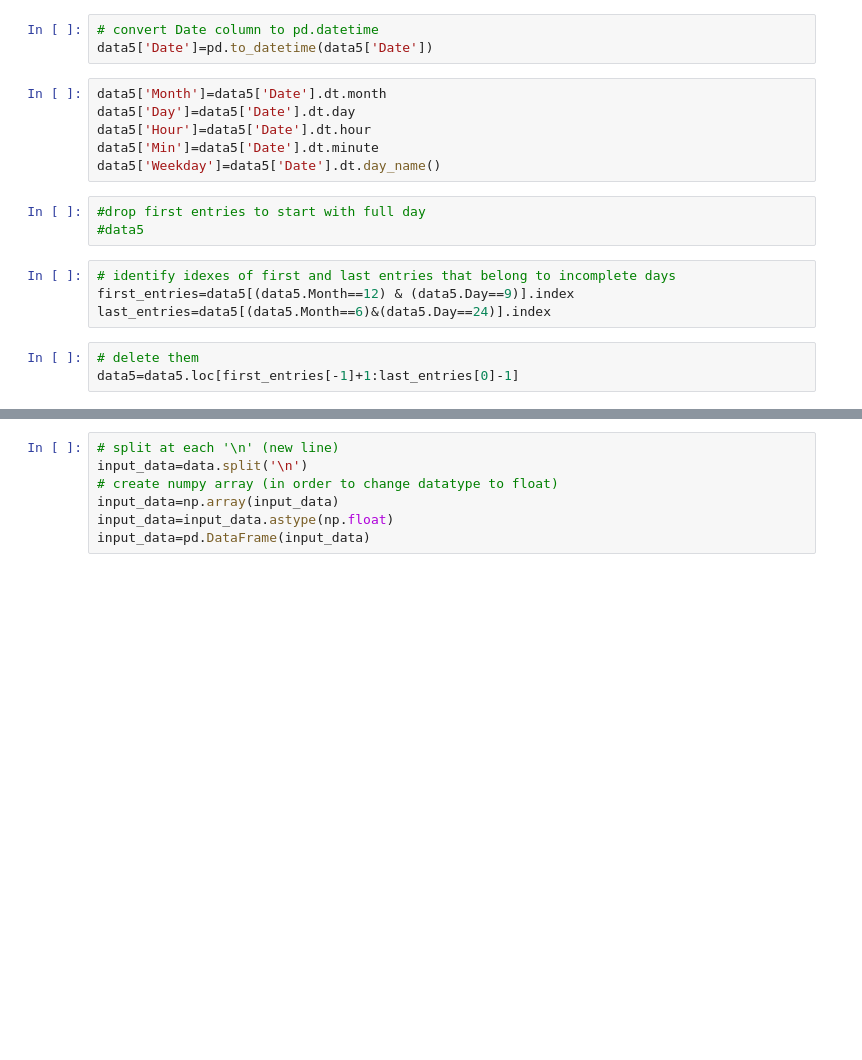
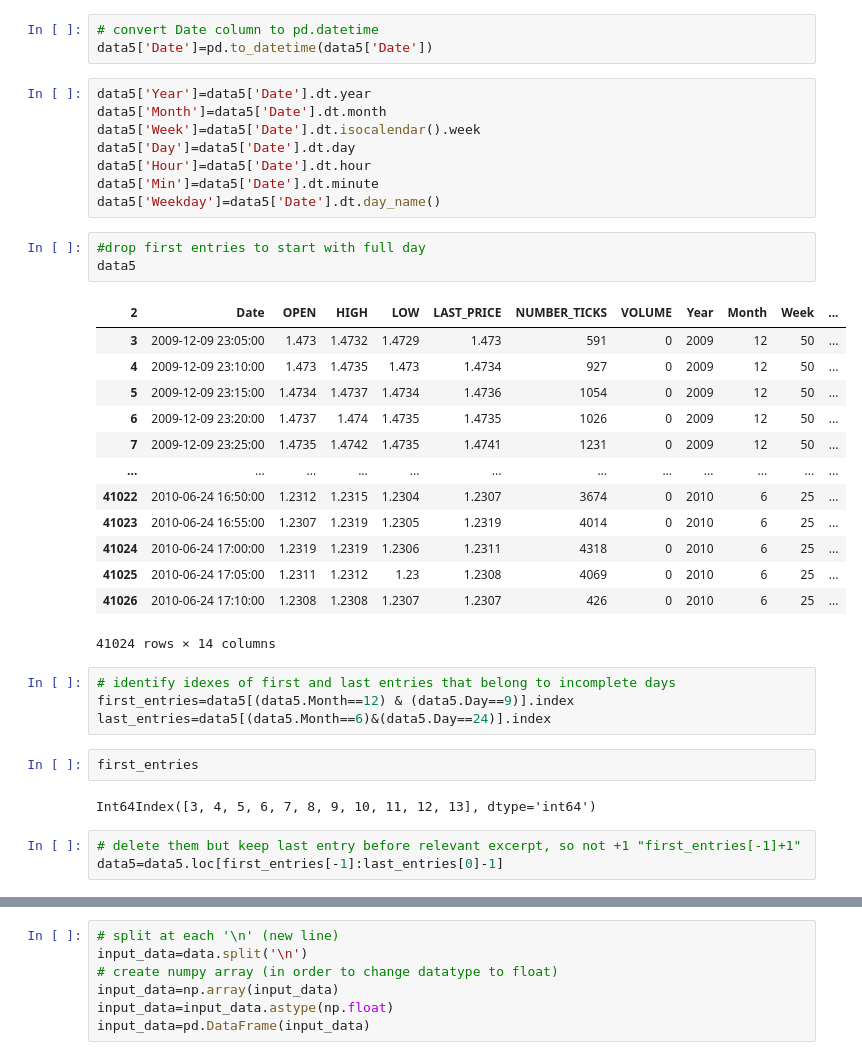
Before and after one commit to nielsfoerster/Analysis-FX-Volatility, a Jupyter notebook: data_analysis.ipynb, the cells around one changed output, grey strips where cells are left out. Drawn from its saved outputs; the diff is of its cells as text; blank space fills up the shorter version.

```diff
--- a/data_analysis.ipynb
+++ b/data_analysis.ipynb
@@ -19,18 +19,38 @@ data5=data5.drop([0,1,2],axis=0)
 # convert Date column to pd.datetime
 data5['Date']=pd.to_datetime(data5['Date'])
 # %%
+data5['Year']=data5['Date'].dt.year
 data5['Month']=data5['Date'].dt.month
+data5['Week']=data5['Date'].dt.isocalendar().week
 data5['Day']=data5['Date'].dt.day
 data5['Hour']=data5['Date'].dt.hour
 data5['Min']=data5['Date'].dt.minute
 data5['Weekday']=data5['Date'].dt.day_name()
 # %%
 #drop first entries to start with full day
-#data5
+data5
+# %% [output]
+| 2 | Date | OPEN | HIGH | LOW | LAST_PRICE | NUMBER_TICKS | VOLUME | Year | Month | Week | ... |
+| 3 | 2009-12-09 23:05:00 | 1.473 | 1.4732 | 1.4729 | 1.473 | 591 | 0 | 2009 | 12 | 50 | ... |
+| 4 | 2009-12-09 23:10:00 | 1.473 | 1.4735 | 1.473 | 1.4734 | 927 | 0 | 2009 | 12 | 50 | ... |
+| 5 | 2009-12-09 23:15:00 | 1.4734 | 1.4737 | 1.4734 | 1.4736 | 1054 | 0 | 2009 | 12 | 50 | ... |
+| 6 | 2009-12-09 23:20:00 | 1.4737 | 1.474 | 1.4735 | 1.4735 | 1026 | 0 | 2009 | 12 | 50 | ... |
+| 7 | 2009-12-09 23:25:00 | 1.4735 | 1.4742 | 1.4735 | 1.4741 | 1231 | 0 | 2009 | 12 | 50 | ... |
+| ... | ... | ... | ... | ... | ... | ... | ... | ... | ... | ... | ... |
+| 41022 | 2010-06-24 16:50:00 | 1.2312 | 1.2315 | 1.2304 | 1.2307 | 3674 | 0 | 2010 | 6 | 25 | ... |
+| 41023 | 2010-06-24 16:55:00 | 1.2307 | 1.2319 | 1.2305 | 1.2319 | 4014 | 0 | 2010 | 6 | 25 | ... |
+| 41024 | 2010-06-24 17:00:00 | 1.2319 | 1.2319 | 1.2306 | 1.2311 | 4318 | 0 | 2010 | 6 | 25 | ... |
+| 41025 | 2010-06-24 17:05:00 | 1.2311 | 1.2312 | 1.23 | 1.2308 | 4069 | 0 | 2010 | 6 | 25 | ... |
+| 41026 | 2010-06-24 17:10:00 | 1.2308 | 1.2308 | 1.2307 | 1.2307 | 426 | 0 | 2010 | 6 | 25 | ... |
+41024 rows × 14 columns
 # %%
 # identify idexes of first and last entries that belong to incomplete days
 first_entries=data5[(data5.Month==12) & (data5.Day==9)].index
 last_entries=data5[(data5.Month==6)&(data5.Day==24)].index
+# %%
+first_entries
+# %% [output]
+Int64Index([3, 4, 5, 6, 7, 8, 9, 10, 11, 12, 13], dtype='int64')
 # %%
-# delete them
-data5=data5.loc[first_entries[-1]+1:last_entries[0]-1]
+# delete them but keep last entry before relevant excerpt, so not +1 "first_entries[-1]+1"
+data5=data5.loc[first_entries[-1]:last_entries[0]-1]
```
Also changed, not shown: parts of 12 cells of this notebook, 1 other file.
